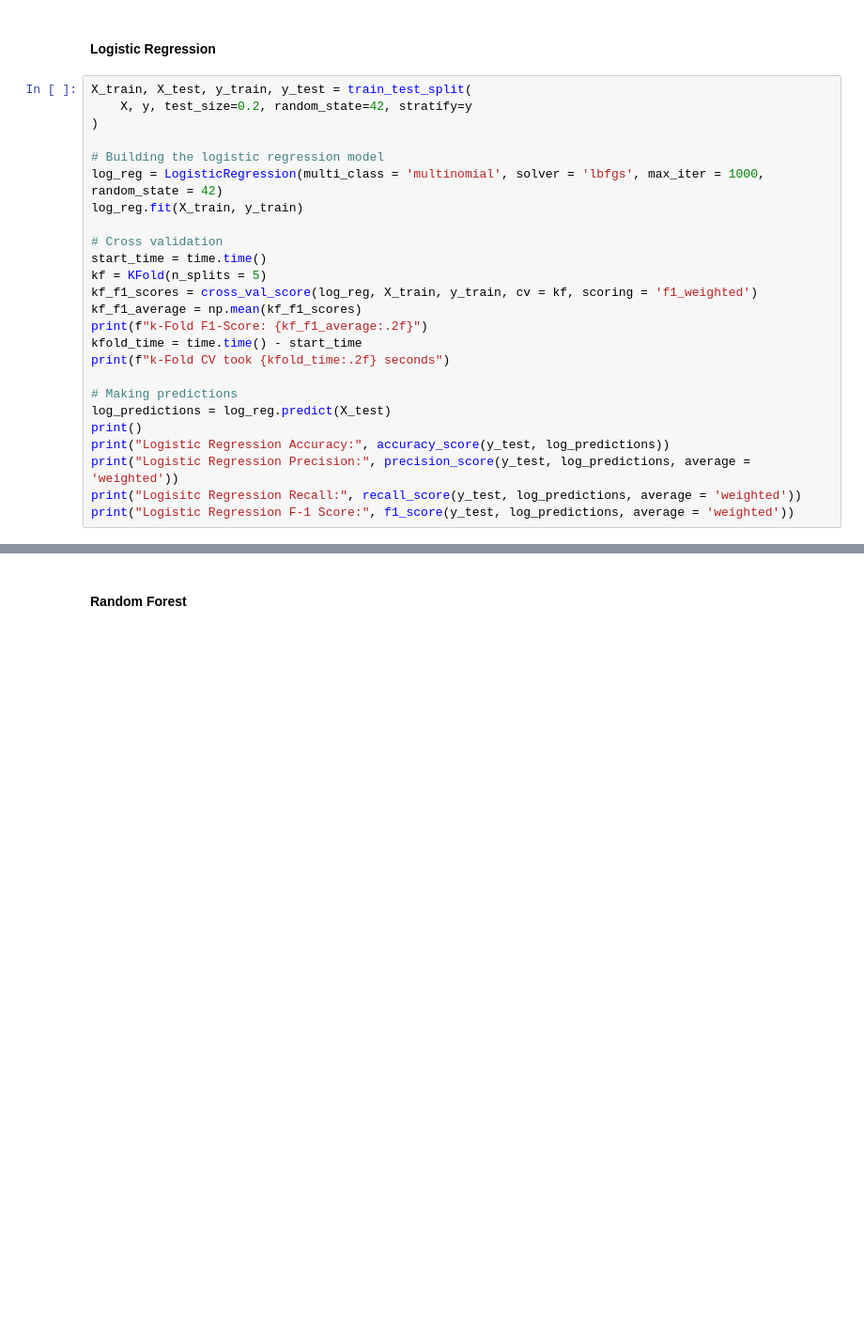
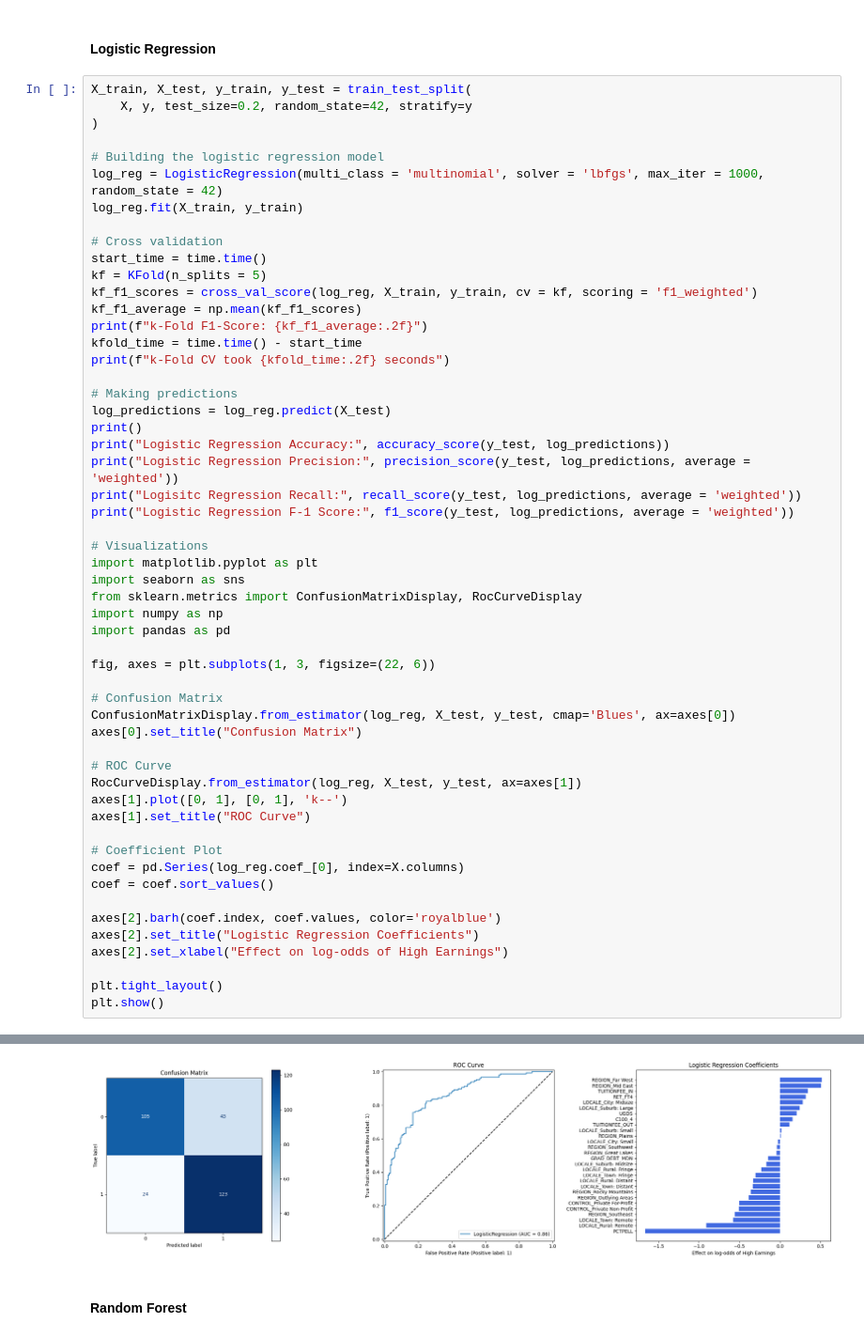
Before and after one commit to INFO523-Fall25-101-201/final-project-ava-lasater, a Jupyter notebook: final-project.ipynb, the cells around one changed output, grey strips where cells are left out. Shown at 94% size. Saved outputs shown, nothing was run; the diff lists cells and outputs as text; blank space fills up the shorter version.

Commit message:
Adding more visualizations for classification models

```diff
--- a/final-project.ipynb
+++ b/final-project.ipynb
@@ -1145,4 +1145,33 @@ print("Logistic Regression Accuracy:", accuracy_score(y_test, log_predictions))
 print("Logistic Regression Precision:", precision_score(y_test, log_predictions, average = 'weighted'))
 print("Logisitc Regression Recall:", recall_score(y_test, log_predictions, average = 'weighted'))
 print("Logistic Regression F-1 Score:", f1_score(y_test, log_predictions, average = 'weighted'))
+
+# Visualizations
+import matplotlib.pyplot as plt
+import seaborn as sns
+from sklearn.metrics import ConfusionMatrixDisplay, RocCurveDisplay
+import numpy as np
+import pandas as pd
+
+fig, axes = plt.subplots(1, 3, figsize=(22, 6))
+
+# Confusion Matrix
+ConfusionMatrixDisplay.from_estimator(log_reg, X_test, y_test, cmap='Blues', ax=axes[0])
+axes[0].set_title("Confusion Matrix")
+
+# ROC Curve
+RocCurveDisplay.from_estimator(log_reg, X_test, y_test, ax=axes[1])
+axes[1].plot([0, 1], [0, 1], 'k--')
+axes[1].set_title("ROC Curve")
+
+# Coefficient Plot
+coef = pd.Series(log_reg.coef_[0], index=X.columns)
+coef = coef.sort_values()
+
+axes[2].barh(coef.index, coef.values, color='royalblue')
+axes[2].set_title("Logistic Regression Coefficients")
+axes[2].set_xlabel("Effect on log-odds of High Earnings")
+
+plt.tight_layout()
+plt.show()
 # %% [output]
@@ -1152,8 +1180,9 @@ k-Fold CV took 0.08 seconds
 
 Logistic Regression Accuracy: 0.7728813559322034
 Logistic Regression Precision: 0.7775823831391786
 Logisitc Regression Recall: 0.7728813559322034
 Logistic Regression F-1 Score: 0.7719854657317307
+[figure, added]
 # %% [markdown]
 #### Random Forest
 # %%
```
Also changed, not shown: parts of 3 cells of this notebook.
